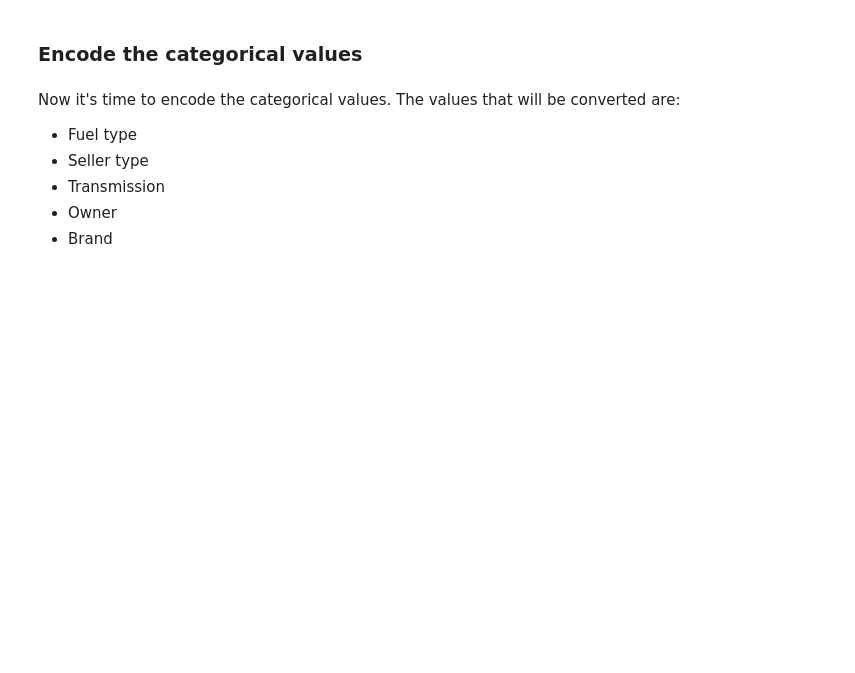
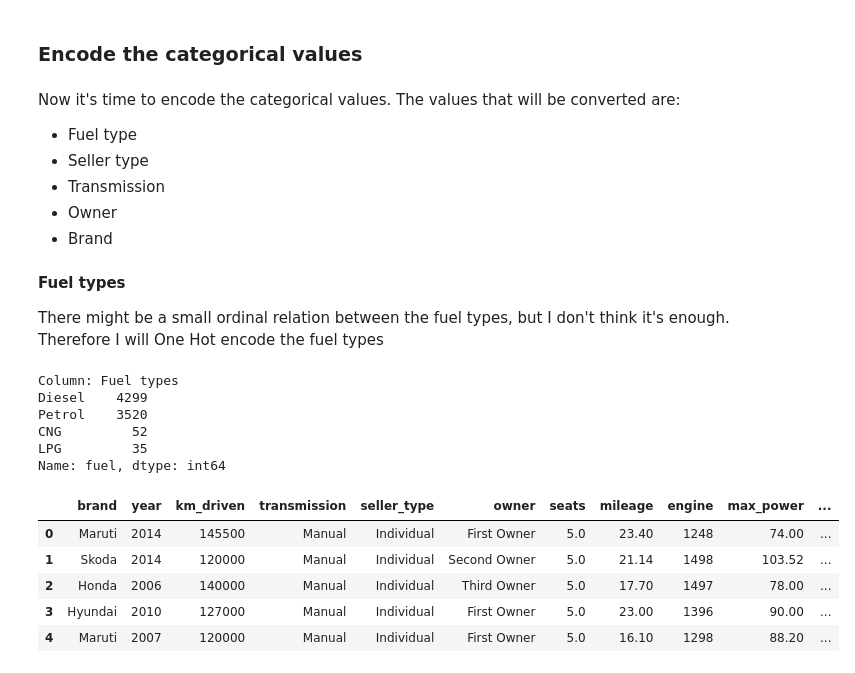
Before and after one commit to mnbuhl/used-car-price, a Jupyter notebook: data_preprocessing.ipynb, the cells around one changed output. Cells and saved outputs as stored; diff of their text form; code cells hidden in the pictures; blank space fills up the shorter version.

Commit message:
One hot encoded fuel types

```diff
--- a/data_preprocessing.ipynb
+++ b/data_preprocessing.ipynb
@@ -322,3 +322,31 @@ Now it's time to encode the categorical values. The values that will be converte
 * Transmission
 * Owner
 * Brand
+# %% [markdown]
+**Fuel types**
+
+There might be a small ordinal relation between the fuel types, but I don't think it's enough. Therefore I will One Hot encode the fuel types
+# %%
+print("Column: Fuel types")
+print(dataset.fuel.value_counts())
+# %% [output]
+Column: Fuel types
+Diesel    4299
+Petrol    3520
+CNG         52
+LPG         35
+Name: fuel, dtype: int64
+# %%
+one_hot = pd.get_dummies(dataset.fuel)
+
+dataset = dataset.drop(['fuel'], axis=1)
+dataset = dataset.join(one_hot)
+
+dataset.head()
+# %% [output]
+|  | brand | year | km_driven | transmission | seller_type | owner | seats | mileage | engine | max_power | ... |
+| 0 | Maruti | 2014 | 145500 | Manual | Individual | First Owner | 5.0 | 23.40 | 1248 | 74.00 | ... |
+| 1 | Skoda | 2014 | 120000 | Manual | Individual | Second Owner | 5.0 | 21.14 | 1498 | 103.52 | ... |
+| 2 | Honda | 2006 | 140000 | Manual | Individual | Third Owner | 5.0 | 17.70 | 1497 | 78.00 | ... |
+| 3 | Hyundai | 2010 | 127000 | Manual | Individual | First Owner | 5.0 | 23.00 | 1396 | 90.00 | ... |
+| 4 | Maruti | 2007 | 120000 | Manual | Individual | First Owner | 5.0 | 16.10 | 1298 | 88.20 | ... |
```
Also changed, not shown: parts of 5 cells of this notebook.
